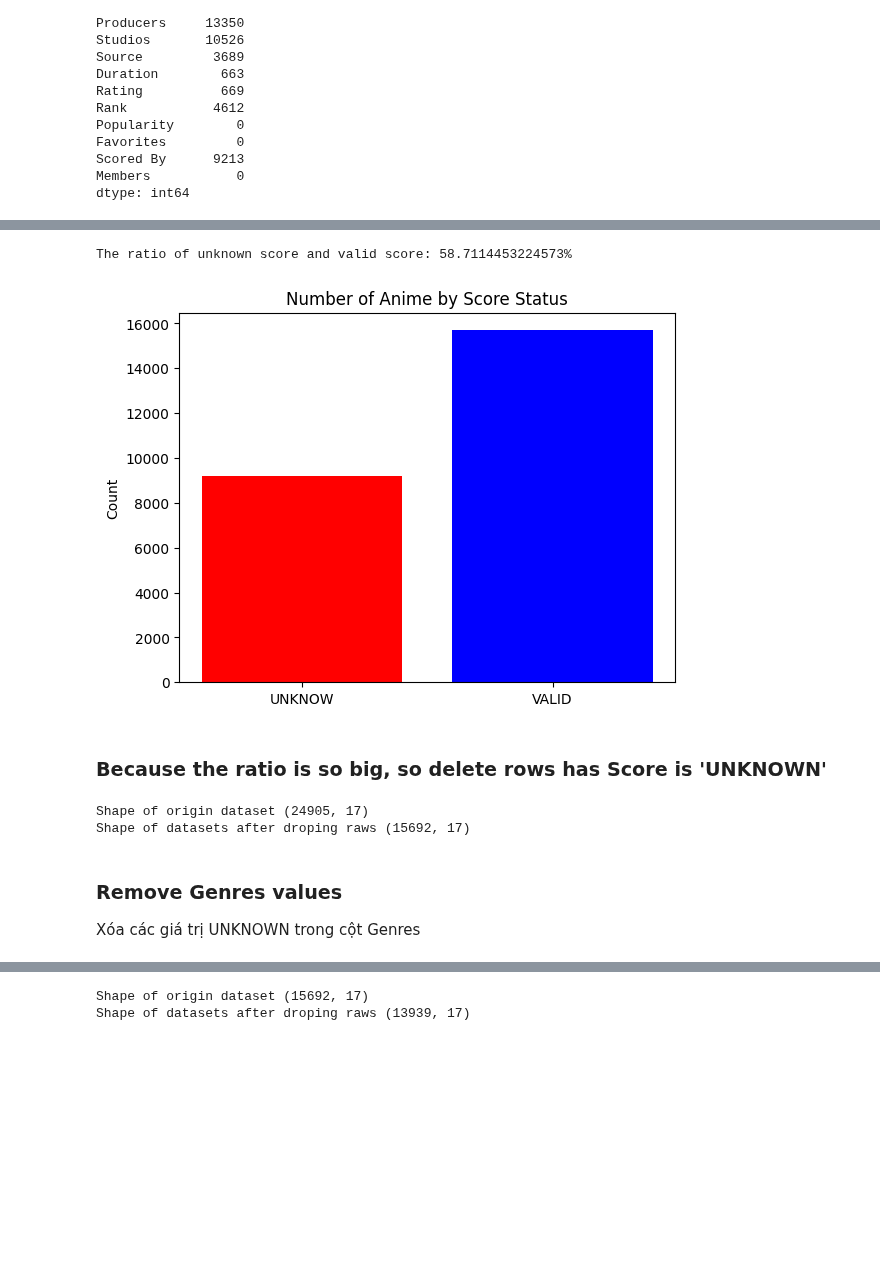
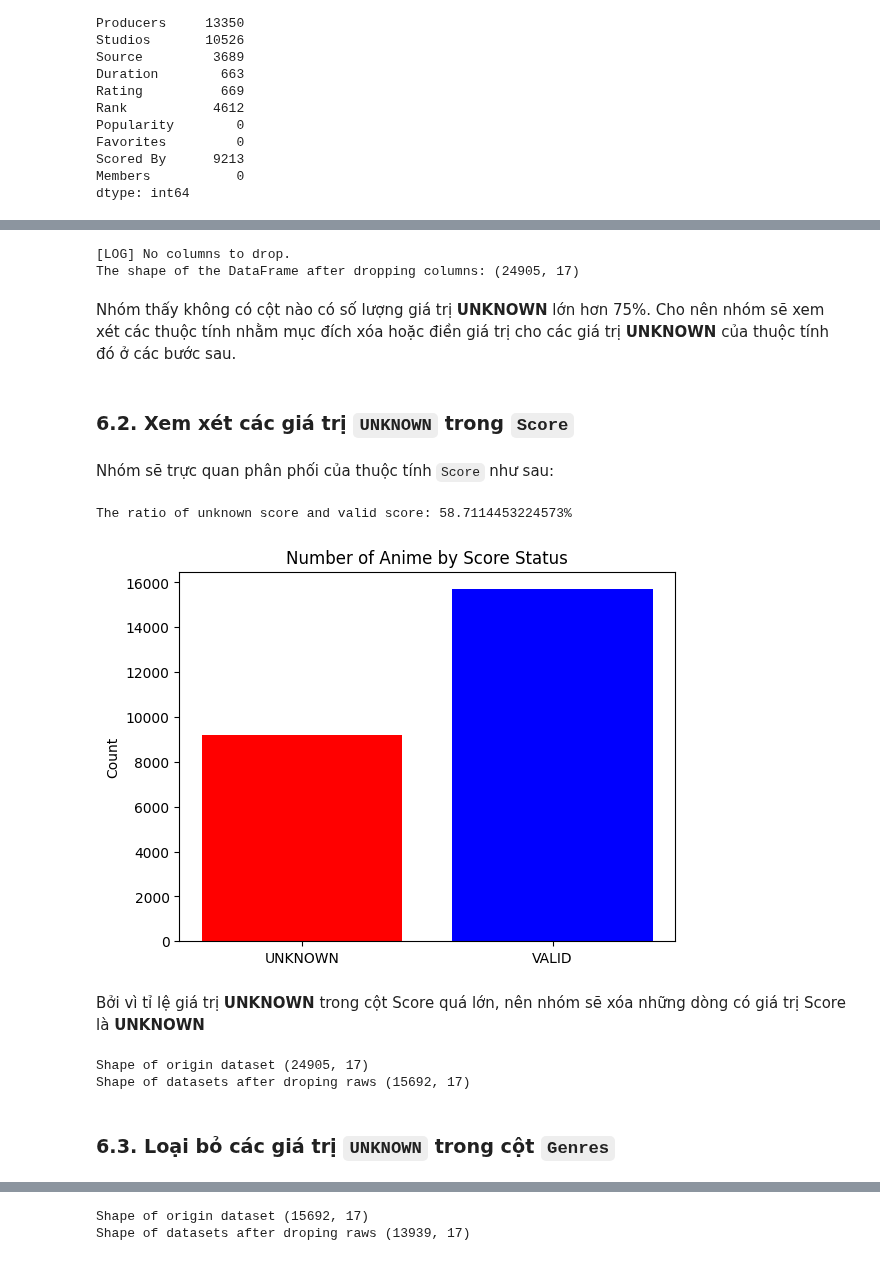
Before and after one commit to MinhHung7/Final_Project_DataScienceProgramming, a Jupyter notebook: anime_data_processing.ipynb, the cells around one changed output, grey strips where cells are left out. Saved outputs shown, nothing was run; the diff lists cells and outputs as text; code cells hidden in the pictures; blank space fills up the shorter version.

Commit message:
upload new version file exploring and preprocessing

```diff
--- a/anime_data_processing.ipynb
+++ b/anime_data_processing.ipynb
@@ -12,6 +68,10 @@ from PATHS import HOME, DATASET_PATH, ANIME_DATASET_2023, DATA_PREPROCESSING
 # %%
+HOME = os.getcwd()
 print('HOME', HOME)
+
+DATASET_PATH = os.path.join(HOME, 'raw_animes_dataset')
 print('DATASET FOLDER', DATASET_PATH)
+
+ANIME_DATASET_2023 = os.path.join(DATASET_PATH, 'anime-dataset-2023.csv')
 print('ANIME DATASET 2023', ANIME_DATASET_2023)
-print('DATA PREPROCESSING', DATA_PREPROCESSING)
 # %% [output]
@@ -87,24 +237,66 @@ dtype: int64
+# %%
+def drop_unknown_features(df: pd.DataFrame, threshold: float = 75.0) -> pd.DataFrame:
+    if (df is None) or (threshold is None):
+        print(f"[LOG] Invalid input.")
+        raise ValueError
+
+    # Create a copy of the dataframe to avoid changing the original
+    df_cp = df.copy()
+
+    # Count "UNKNOWN" or "Unknown" in each column
+    unknown_count_per_column = ((df == 'UNKNOWN') | (df == 'Unknown')).sum()
+
+    # Calculate the percentage of "UNKNOWN" values for each column
+    n_rows = len(df)
+    unknown_ratio_per_column = (unknown_count_per_column / n_rows) * 100
+
+    # Identify columns exceeding the threshold
+    cols_to_trim = unknown_ratio_per_column[unknown_ratio_per_column > threshold].index.tolist()
+
+    if len(cols_to_trim) > 0:
+        # Drop the columns identified
+        df_cp = df_cp.drop(columns=cols_to_trim)
+        print("[LOG] Dropped columns: " + ", ".join(cols_to_trim))
+    else:
+        print("[LOG] No columns to drop.")
+
+    return df_cp
+# %%
+# Sử dụng hàm
+raw_anime_df = drop_unknown_features(raw_anime_df, threshold=75.0)
+print(f'The shape of the DataFrame after dropping columns: {raw_anime_df.shape}')
+# %% [output]
+[LOG] No columns to drop.
+The shape of the DataFrame after dropping columns: (24905, 17)
+# %% [markdown]
+Nhóm thấy không có cột nào có số lượng giá trị **UNKNOWN** lớn hơn 75%. Cho nên nhóm sẽ xem xét các thuộc tính nhằm mục đích xóa hoặc điền giá trị cho các giá trị **UNKNOWN** của thuộc tính đó ở các bước sau.
+# %% [markdown]
+<a class="anchor" id="6.2"></a>
+
+### 6.2. Xem xét các giá trị `UNKNOWN` trong `Score`
+# %% [markdown]
+Nhóm sẽ trực quan phân phối của thuộc tính `Score` như sau:
 # %%
 unknown_score_count = (raw_anime_df['Score']=='UNKNOWN').sum()
 valid_score_count = (raw_anime_df['Score']).count() - unknown_score_count
 
 ratio = unknown_score_count/valid_score_count * 100
 
 print(f'The ratio of unknown score and valid score: {ratio}%')
 
 counts = [unknown_score_count, valid_score_count]
-labels = ['UNKNOW', 'VALID']
+labels = ['UNKNOWN', 'VALID']
 
 # Plot the data
 plt.bar(labels, counts, color = ['red', 'blue'])
 plt.title('Number of Anime by Score Status')
 plt.ylabel('Count')
 plt.show()
 # %% [output]
 The ratio of unknown score and valid score: 58.7114453224573%
-[figure, old version]
+[figure, new version]
-# %% [markdown]
-### Because the ratio is so big, so delete rows has Score is 'UNKNOWN'
+# %% [markdown]
+Bởi vì tỉ lệ giá trị **UNKNOWN** trong cột Score quá lớn, nên nhóm sẽ xóa những dòng có giá trị Score là **UNKNOWN**
 # %%
 # Check the shape of origin datasets
 print('Shape of origin dataset', raw_anime_df.shape)
@@ -116,5 +308,6 @@ print('Shape of datasets after droping raws', raw_anime_df.shape)
 Shape of origin dataset (24905, 17)
 Shape of datasets after droping raws (15692, 17)
 # %% [markdown]
-### Remove Genres values
-Xóa các giá trị UNKNOWN trong cột Genres
+<a class="anchor" id="6.3"></a>
+
+### 6.3. Loại bỏ các giá trị `UNKNOWN` trong cột `Genres`
```
Also changed, not shown: parts of 92 cells of this notebook, 1 other file.
